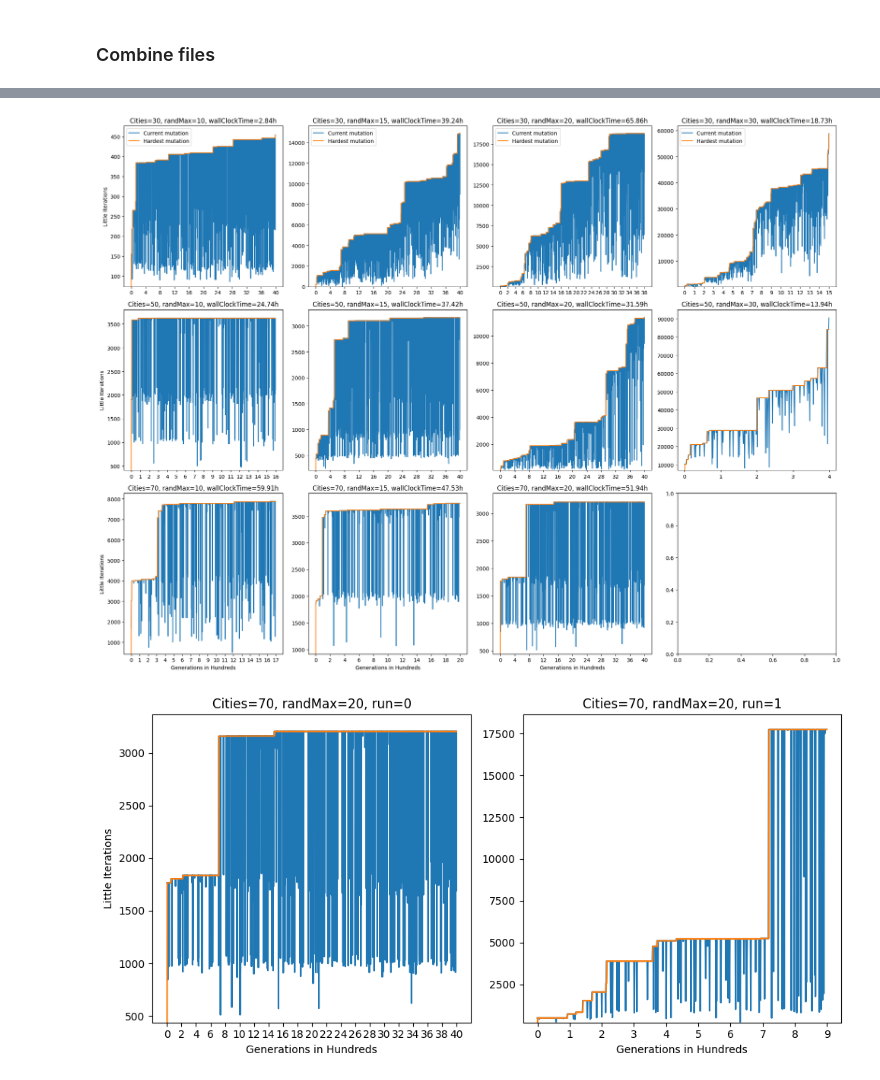
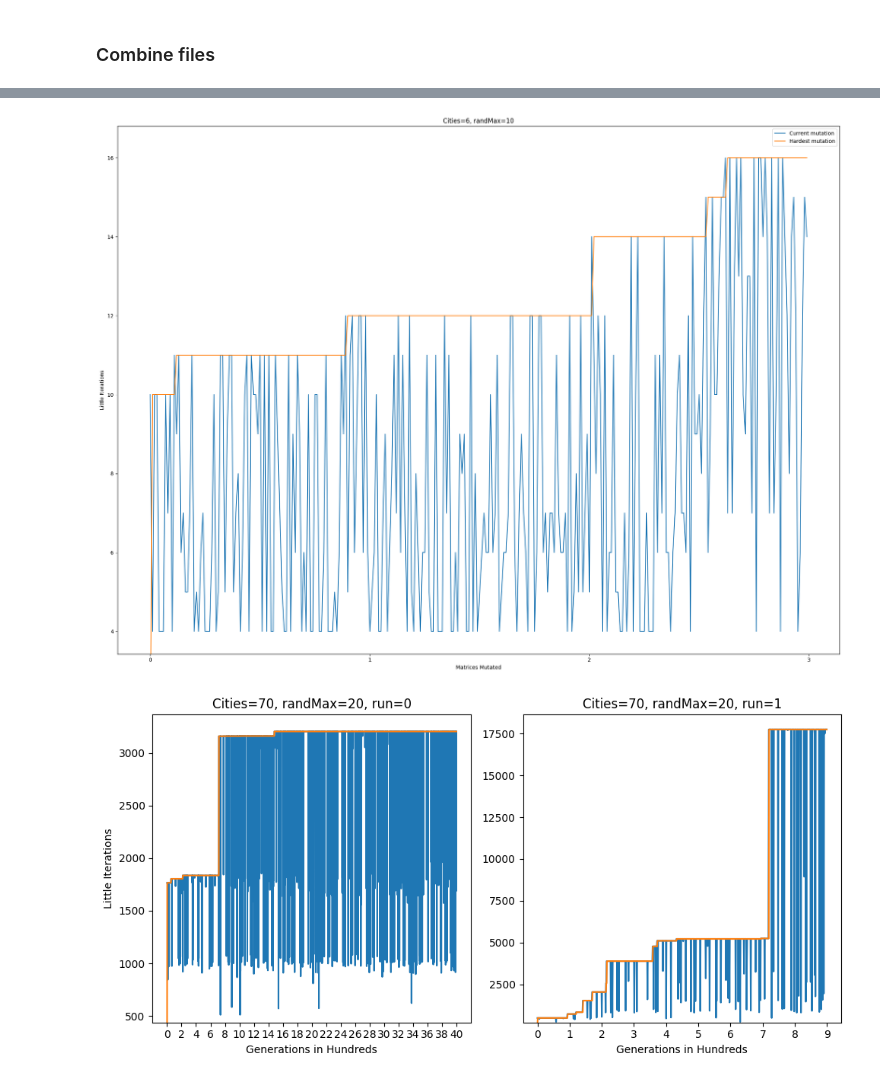
Before and after one commit to WouterKnibbe/ATSP_hillForHard, a Jupyter notebook: Quick Plotting.ipynb, the cells around one changed output, grey strips where cells are left out. Cells and saved outputs as stored; diff of their text form; code cells hidden in the pictures.

```diff
--- a/Quick Plotting.ipynb
+++ b/Quick Plotting.ipynb
@@ -143,6 +138,6 @@ Results saved to JSON file successfully as Results/results50_20_m.json
 # %%
-cities = [30, 50, 70]
-ranges = [10, 15, 20, 30]
+cities = [6]
+ranges = [10]
 
 subplot_rows = len(cities)
 subplot_cols = len(ranges)
@@ -151,15 +146,25 @@ fig, axs = plt.subplots(subplot_rows, subplot_cols, figsize=(20, 15))
 
 for i, city in enumerate(cities):
     for j, range_val in enumerate(ranges):
-        path = f"Results/results{city}_{range_val}_0.json"
+        path = f"Snellius/results{city}_{range_val}.json"
         try:
            loaded = load_result(path)
         except:
            continue
 
-        x_values = list(loaded.keys())
-        y_values_0 = [values[0] for values in loaded.values()]
-        y_values_1 = [values[1] for values in loaded.values()]
+        x_values = []
+        y_values_0 = []
+        y_values_1 = []
+
+        for hundred_gens in loaded:
+            # Retrieve data from the current batch
+            current_x_values = list(hundred_gens[1].keys())
+            current_y_values_0 = [values[0] for values in hundred_gens[1].values()]
+            current_y_values_1 = [values[1] for values in hundred_gens[1].values()]
+
+            x_values.extend(current_x_values)
+            y_values_0.extend(current_y_values_0)
+            y_values_1.extend(current_y_values_1)
 
         if subplot_rows == 1 and subplot_cols == 1:
             ax = axs
@@ -173,34 +178,34 @@ for i, city in enumerate(cities):
                 ax = axs[j]
 
         ax.plot(x_values, y_values_0, label='Current mutation')
         ax.plot(x_values, y_values_1, label='Hardest mutation')
         xticklist = list(range(0, int(x_values[-1]) + 5, 100))
         if len(xticklist) > 39:
             xticklist = xticklist[::4]  # Reduce the number of ticks by taking every 2nd tick
         elif len(xticklist) > 19:
             xticklist = xticklist[::2]
 
         ax.set_xticks(xticklist)
         ax.set_xticklabels([f"{x//100}" for x in xticklist])
 
         times = {'30_10':4910+5319, '30_15':35064+106213, '30_20':64972+172139, '30_30':67441, '50_10':89062, '50_15':59532+75186, '50_20':20976+92754, '50_30':50168, '70_10':215677, '70_15':171107, '70_20':87024+99970}
 
         ax.set_ylim(bottom=min(y_values_0)-(min(y_values_0)/7))
         if j == 0:
           ax.set_ylabel('Little Iterations')
         if i == 2:
             ax.set_xlabel('Generations in Hundreds')
         try:
             ax.set_title(f'Cities={city}, randMax={range_val}, wallClockTime={round(times[f"{city}_{range_val}"]/3600, 2)}h')
         except:
             ax.set_title(f'Cities={city}, randMax={range_val}')
         if i == 0 & j== 0:
           ax.legend()
 
 plt.tight_layout()
 plt.show()
 # %% [output]
-[figure, old version]
+[figure, new version]
 # %%
 cities = [70]
 runs = [0,1]
```
Also changed, not shown: parts of 1 cell of this notebook, 1 other file.
